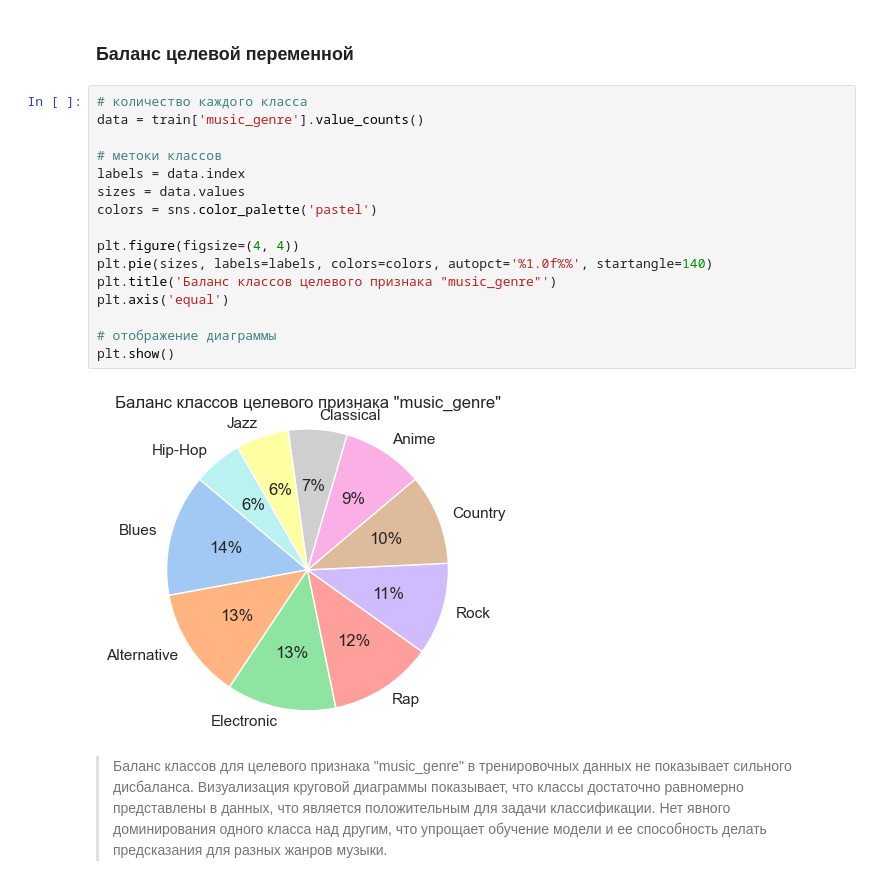
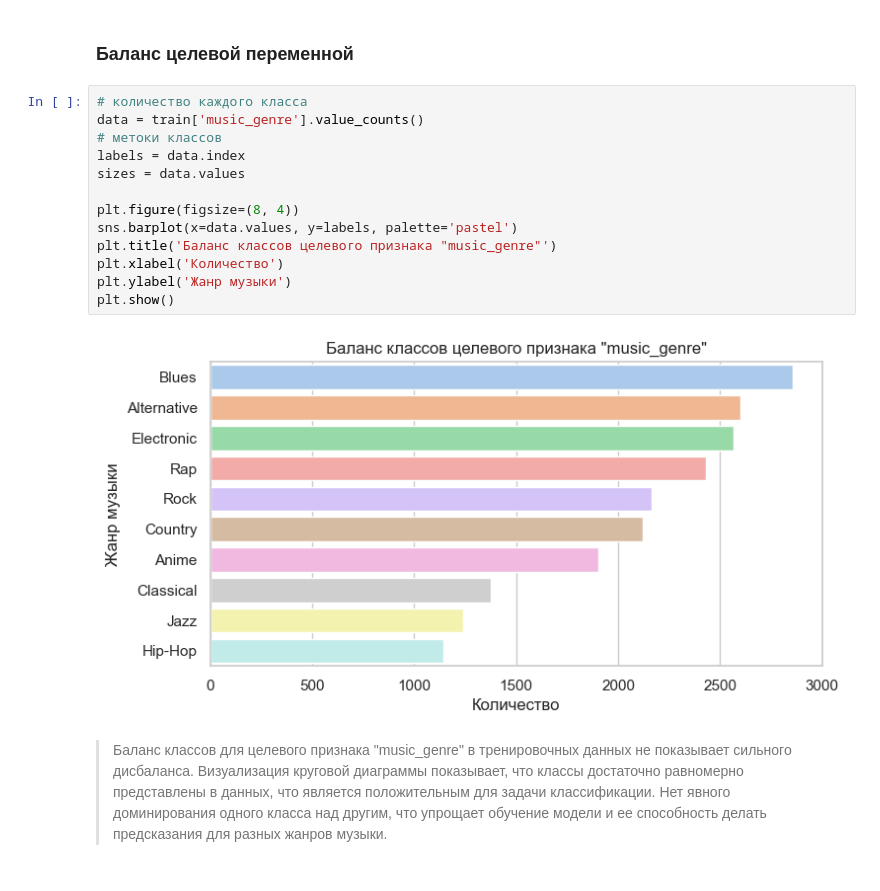
Before and after one commit to Denis-Mukhanov/music-genre-prediction, a Jupyter notebook: music_genre_prediction.ipynb, the cells around one changed output. Cells and saved outputs as stored; diff of their text form.

```diff
--- a/music_genre_prediction.ipynb
+++ b/music_genre_prediction.ipynb
@@ -405,24 +405,21 @@ array(['D', 'A', 'E', 'G#', 'C', 'D#', 'A#', 'F', 'F#', nan, 'G', 'C#',
 >Эти значения представляют собой ноты или аккорды, которые могут быть частью музыкальных произведений. Они соответствуют музыкальным элементам и могут использоваться для определения характера и мелодических особенностей треков.
 # %% [markdown]
 ### Баланс целевой переменной
-# %%
-# количество каждого класса
-data = train['music_genre'].value_counts()
-
-# метоки классов
-labels = data.index
-sizes = data.values
-colors = sns.color_palette('pastel')
-
-plt.figure(figsize=(4, 4))
-plt.pie(sizes, labels=labels, colors=colors, autopct='%1.0f%%', startangle=140)
-plt.title('Баланс классов целевого признака "music_genre"')
-plt.axis('equal')
-
-# отображение диаграммы
-plt.show()
-# %% [output]
-[figure, removed]
+# %%
+# количество каждого класса
+data = train['music_genre'].value_counts()
+# метоки классов
+labels = data.index
+sizes = data.values
+
+plt.figure(figsize=(8, 4))
+sns.barplot(x=data.values, y=labels, palette='pastel')
+plt.title('Баланс классов целевого признака "music_genre"')
+plt.xlabel('Количество')
+plt.ylabel('Жанр музыки')
+plt.show()
+# %% [output]
+[figure, added]
 # %% [markdown]
 >Баланс классов для целевого признака "music_genre" в тренировочных данных не показывает сильного дисбаланса. Визуализация круговой диаграммы показывает, что классы достаточно равномерно представлены в данных, что является положительным для задачи классификации. Нет явного доминирования одного класса над другим, что упрощает обучение модели и ее способность делать предсказания для разных жанров музыки.
 # %% [markdown]
```
Also changed, not shown: parts of 5 cells of this notebook.
